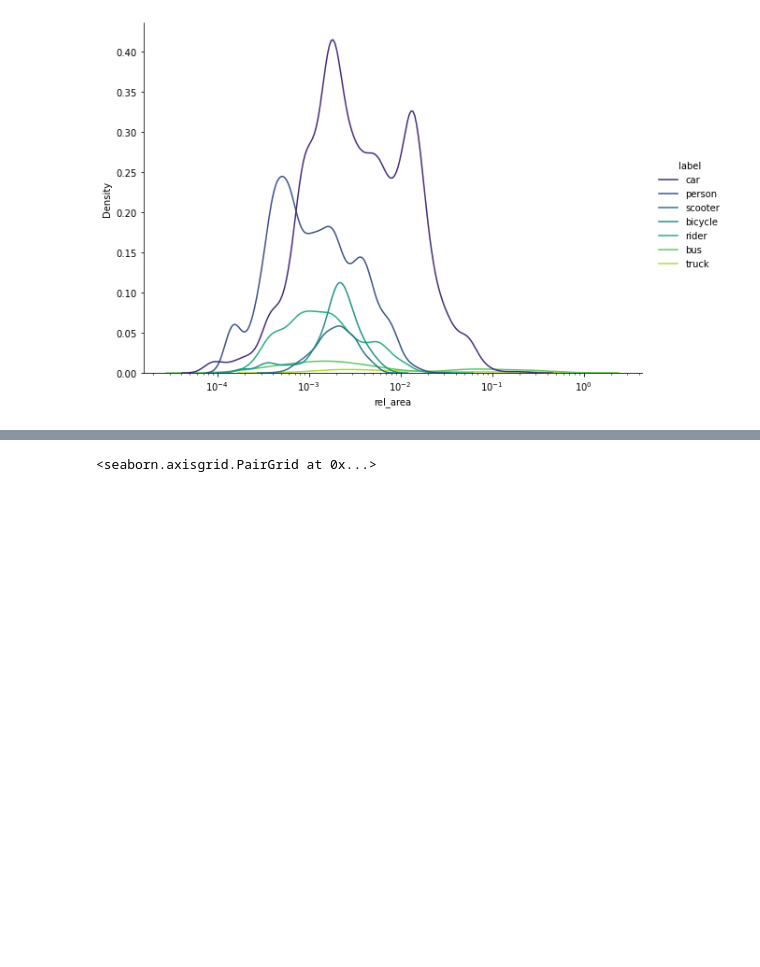
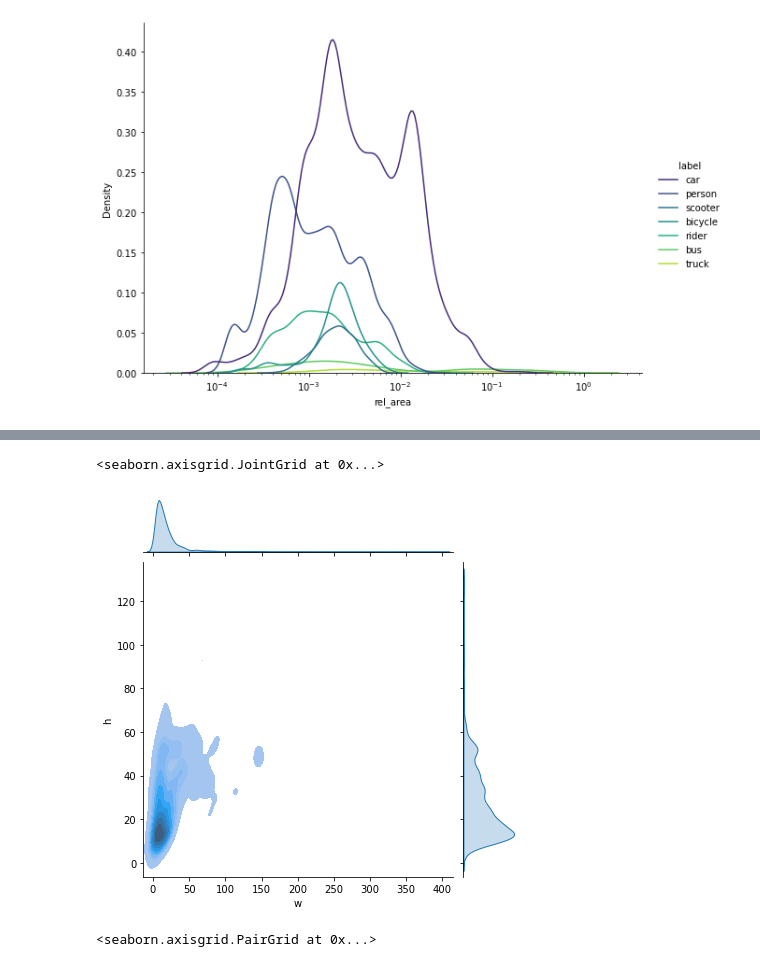
Before and after one commit to mariueng/computer-vision-and-deep-learning, a Jupyter notebook: SSD/notebooks/eda.ipynb, the cells around one changed output, grey strips where cells are left out. Drawn from its saved outputs; the diff is of its cells as text; code cells hidden in the pictures; blank space fills up the shorter version.

```diff
--- a/SSD/notebooks/eda.ipynb
+++ b/SSD/notebooks/eda.ipynb
@@ -492,3 +517,18 @@ sns.jointplot(
+# %%
+# Without labels
+sns.jointplot(
+    data=bbox_df,
+    x="w",
+    y="h",
+    kind="kde",
+    fill=True,
+    aspect=1.4,
+    log_scale=10,
+    palette="viridis"
+)
+# %% [output]
+<seaborn.axisgrid.JointGrid at 0x...>
+[figure, added]
 # %%
 sns.pairplot(bbox_df, hue='label', palette='viridis', height=2.5)
 # %% [output]
```
Also changed, not shown: parts of 13 cells of this notebook, 2 other files.
